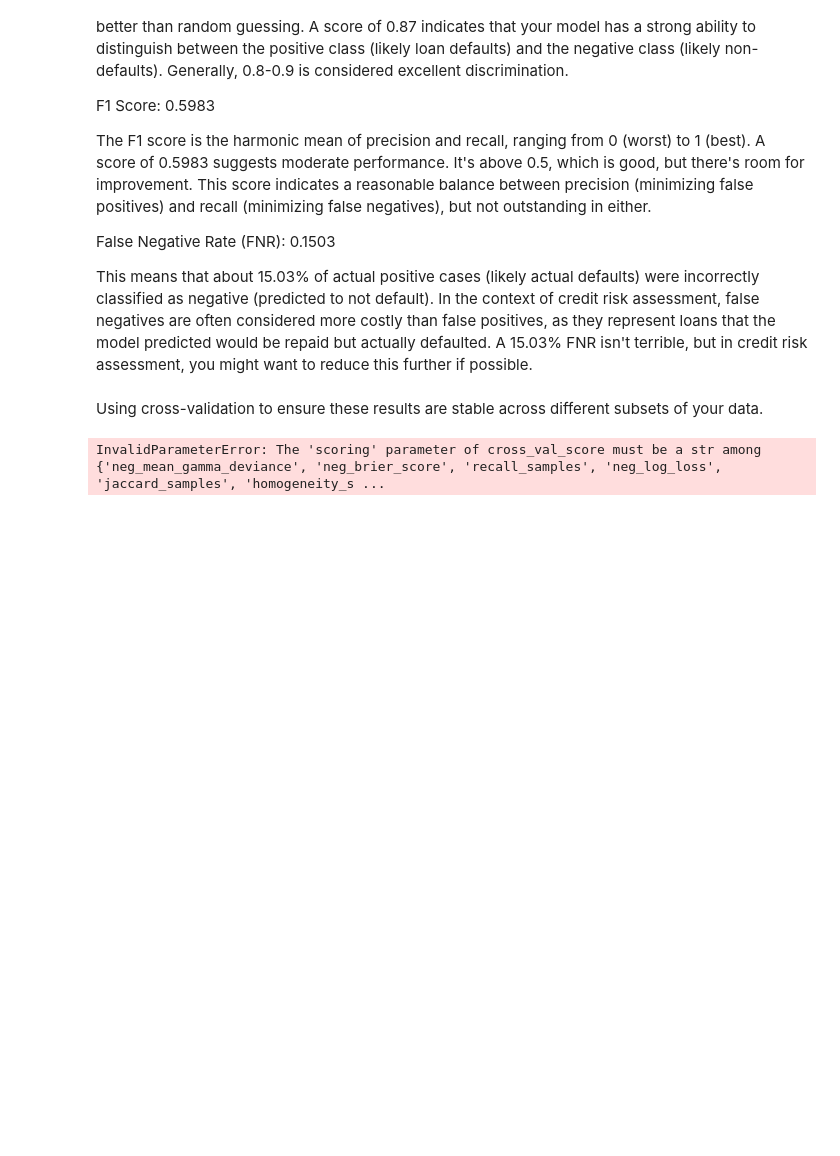
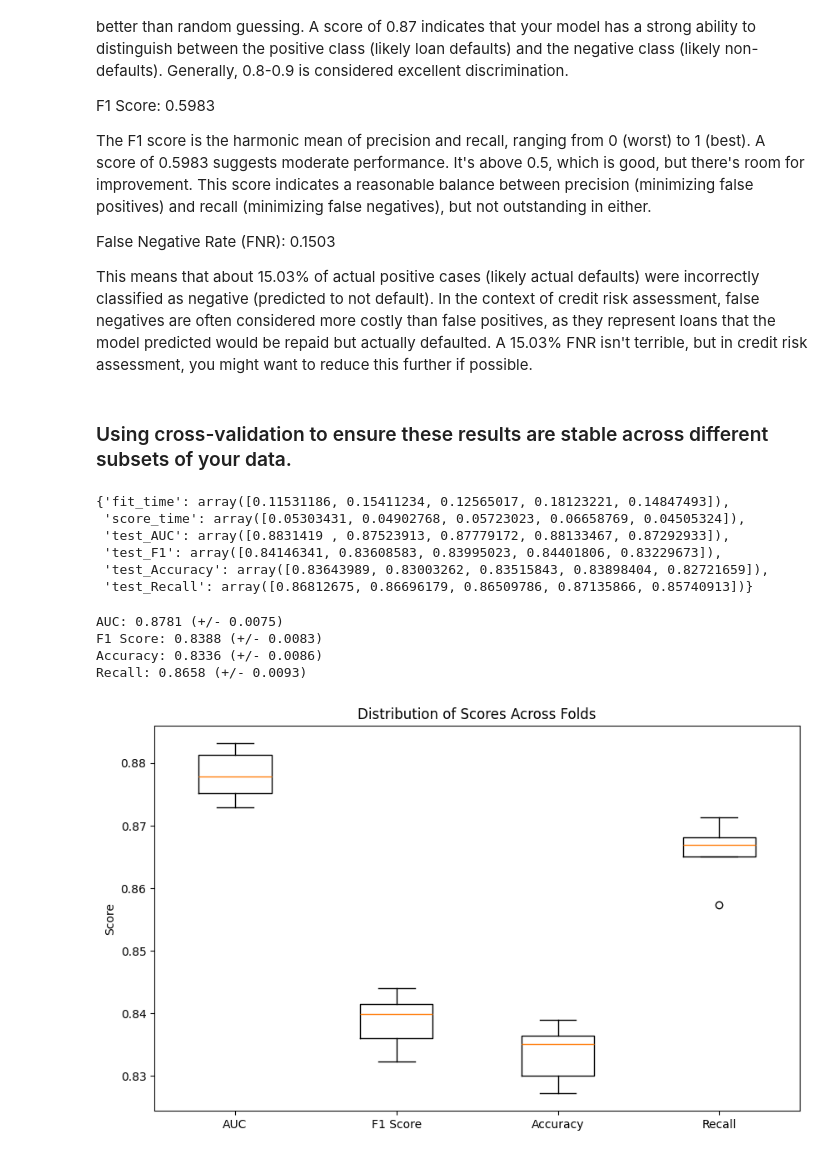
Before and after one commit to SainaPolis/Credit-Risk-Assessment, a Jupyter notebook: main.ipynb, the cells around one changed output. Cells and saved outputs as stored; diff of their text form; code cells hidden in the pictures; blank space fills up the shorter version.

```diff
--- a/main.ipynb
+++ b/main.ipynb
@@ -506,9 +518,10 @@ This means that about 15.03% of actual positive cases (likely actual defaults) w
 In the context of credit risk assessment, false negatives are often considered more costly than false positives, as they represent loans that the model predicted would be repaid but actually defaulted.
 A 15.03% FNR isn't terrible, but in credit risk assessment, you might want to reduce this further if possible.
 # %% [markdown]
-Using cross-validation to ensure these results are stable across different subsets of your data.
+### Using cross-validation to ensure these results are stable across different subsets of your data.
 # %%
-from sklearn.model_selection import cross_val_score, StratifiedKFold
+from sklearn.model_selection import cross_validate, StratifiedKFold
+from sklearn.metrics import make_scorer, f1_score, roc_auc_score
 
 
 # Create the LogisticRegression object
@@ -517,41 +530,47 @@ lor = LogisticRegression(max_iter=5000)
 # Define the number of folds
 n_folds = 5
 
-# Create a StratifiedKFold object
+# Create a StratifiedKFold object. This cross-validation object is a variation of KFold that returns stratified folds.
+# The folds are made by preserving the percentage of samples for each class.
 skf = StratifiedKFold(n_splits=n_folds, shuffle=True, random_state=42)
 
-# Define scoring metrics
+# Define scoring metrics. We want to have 3 scoring metrics
 scoring = {
     'AUC': 'roc_auc',
     'F1': 'f1',
-    'Accuracy': 'accuracy'
+    'Accuracy': 'accuracy',
+    'Recall' : 'recall' #larger recall smaller false negative TP/(TP+FN)
 }
 # %%
-# Perform cross-validation
-cv_results = cross_val_score(lor, X_train_resampled, Y_train_resampled, cv=skf, scoring=scoring)
+# Perform cross-validation using cross_validate (which supports multiple metrics)
+cv_results = cross_validate(lor, X_train_resampled, Y_train_resampled, cv=skf, scoring=scoring, return_train_score=False)
-# %% [output]
-InvalidParameterError: The 'scoring' parameter of cross_val_score must be a str among {'neg_mean_gamma_deviance', 'neg_brier_score', 'recall_samples', 'neg_log_loss', 'jaccard_samples', 'homogeneity_s ...
+# %%
+cv_results
+# %% [output]
+{'fit_time': array([0.11531186, 0.15411234, 0.12565017, 0.18123221, 0.14847493]),
+ 'score_time': array([0.05303431, 0.04902768, 0.05723023, 0.06658769, 0.04505324]),
+ 'test_AUC': array([0.8831419 , 0.87523913, 0.87779172, 0.88133467, 0.87292933]),
+ 'test_F1': array([0.84146341, 0.83608583, 0.83995023, 0.84401806, 0.83229673]),
+ 'test_Accuracy': array([0.83643989, 0.83003262, 0.83515843, 0.83898404, 0.82721659]),
+ 'test_Recall': array([0.86812675, 0.86696179, 0.86509786, 0.87135866, 0.85740913])}
 # %%
-# Calculate False Negative Rate manually
-def false_negative_rate(y_true, y_pred):
-    cm = confusion_matrix(y_true, y_pred)
-    fn = cm[1][0]
-    tp = cm[1][1]
-    return fn / (fn + tp) if (fn + tp) > 0 else 0
-
-fnr_scorer = make_scorer(false_negative_rate, greater_is_better=False)
-fnr_scores = cross_val_score(lor, X, y, cv=skf, scoring=fnr_scorer)
 
 # Print results
-print(f"AUC: {cv_results['AUC'].mean():.4f} (+/- {cv_results['AUC'].std() * 2:.4f})")
-print(f"F1 Score: {cv_results['F1'].mean():.4f} (+/- {cv_results['F1'].std() * 2:.4f})")
-print(f"Accuracy: {cv_results['Accuracy'].mean():.4f} (+/- {cv_results['Accuracy'].std() * 2:.4f})")
-print(f"False Negative Rate: {fnr_scores.mean():.4f} (+/- {fnr_scores.std() * 2:.4f})")
+print(f"AUC: {cv_results['test_AUC'].mean():.4f} (+/- {cv_results['test_AUC'].std() * 2:.4f})")
+print(f"F1 Score: {cv_results['test_F1'].mean():.4f} (+/- {cv_results['test_F1'].std() * 2:.4f})")
+print(f"Accuracy: {cv_results['test_Accuracy'].mean():.4f} (+/- {cv_results['test_Accuracy'].std() * 2:.4f})")
+print(f"Recall: {cv_results['test_Recall'].mean():.4f} (+/- {cv_results['test_Recall'].std() * 2:.4f})")
 
 # Plot the distribution of scores
 plt.figure(figsize=(10, 6))
-plt.boxplot([cv_results['AUC'], cv_results['F1'], cv_results['Accuracy'], fnr_scores],
-            labels=['AUC', 'F1 Score', 'Accuracy', 'FNR'])
+plt.boxplot([cv_results['test_AUC'], cv_results['test_F1'],cv_results['test_Accuracy'], cv_results['test_Recall']],
+            labels=['AUC', 'F1 Score', 'Accuracy','Recall'])
 plt.title('Distribution of Scores Across Folds')
 plt.ylabel('Score')
 plt.show()
+# %% [output]
+AUC: 0.8781 (+/- 0.0075)
+F1 Score: 0.8388 (+/- 0.0083)
+Accuracy: 0.8336 (+/- 0.0086)
+Recall: 0.8658 (+/- 0.0093)
+[figure, added]
```
Also changed, not shown: parts of 1 cell of this notebook.
